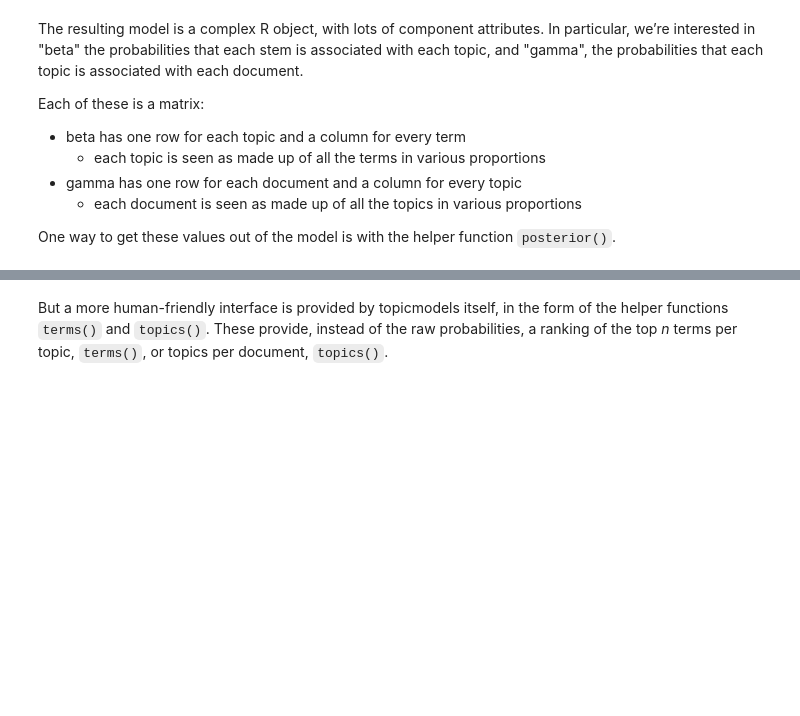
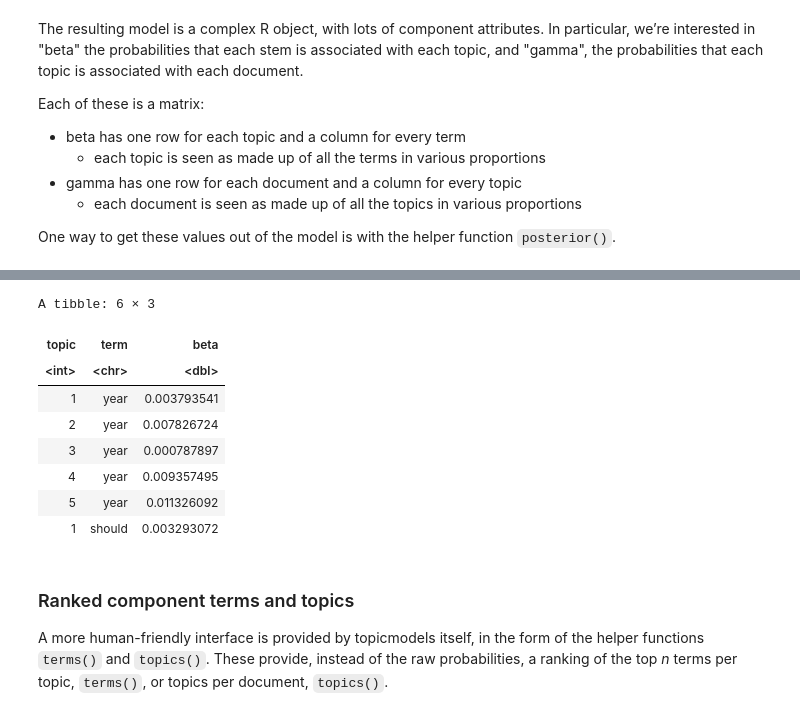
Before and after one commit to cwf2/rostock_r, a Jupyter notebook: 7 - Topic Modeling.ipynb, the cells around one changed output, grey strips where cells are left out. Drawn from its saved outputs; the diff is of its cells as text; code cells hidden in the pictures; blank space fills up the shorter version.

Commit message:
add tidy example to topic modelling

```diff
--- a/7 - Topic Modeling.ipynb
+++ b/7 - Topic Modeling.ipynb
@@ -324,5 +328,21 @@ A matrix: 236 × 5 of type dbl
+# %%
+beta <- tidy(lda_model, matrix='beta')
+
+head(beta)
+# %% [output]
+A tibble: 6 × 3
+| topic | term | beta |
+| <int> | <chr> | <dbl> |
+| 1 | year | 0.003793541 |
+| 2 | year | 0.007826724 |
+| 3 | year | 0.000787897 |
+| 4 | year | 0.009357495 |
+| 5 | year | 0.011326092 |
+| 1 | should | 0.003293072 |
 # %% [markdown]
-But a more human-friendly interface is provided by topicmodels itself, in the form of the helper functions `terms()` and `topics()`. These provide, instead of the raw probabilities, a ranking of the top *n* terms per topic, `terms()`, or topics per document, `topics()`.
+### Ranked component terms and topics
+
+A more human-friendly interface is provided by topicmodels itself, in the form of the helper functions `terms()` and `topics()`. These provide, instead of the raw probabilities, a ranking of the top *n* terms per topic, `terms()`, or topics per document, `topics()`.
 # %%
 terms(lda_model, 20)
 # %% [output]
```
Also changed, not shown: parts of 4 cells of this notebook.
